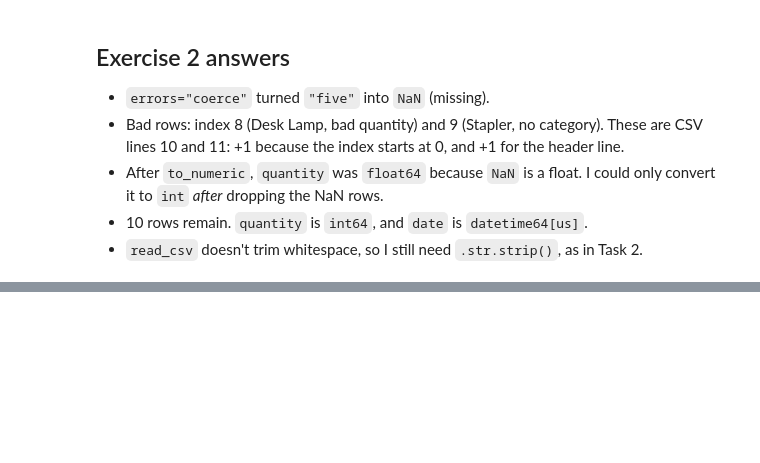
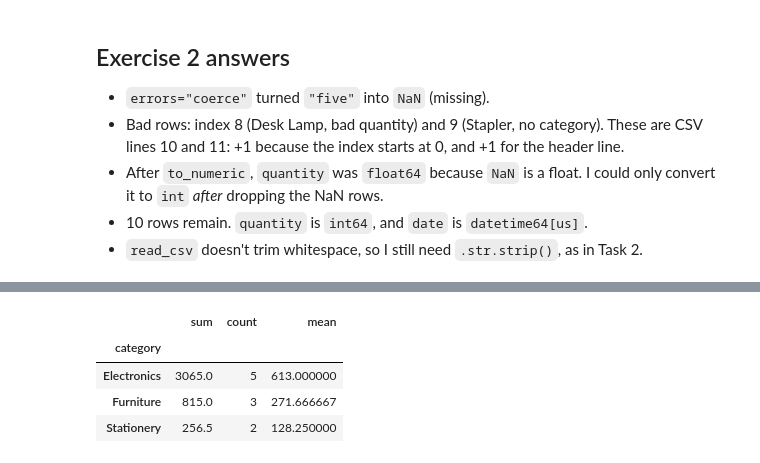
Before and after one commit to adam-c4d/pythonllm-practise, a Jupyter notebook: 02_data/sales_pandas.ipynb, the cells around one changed output, grey strips where cells are left out. Drawn from its saved outputs; the diff is of its cells as text; code cells hidden in the pictures; blank space fills up the shorter version.

```diff
--- a/02_data/sales_pandas.ipynb
+++ b/02_data/sales_pandas.ipynb
@@ -234,0 +292,8 @@ memory usage: 532.0 bytes
+# %%
+df.groupby("category")["total"].agg(["sum", "count", "mean"])
+# %% [output]
+|  | sum | count | mean |
+| category |  |  |  |
+| Electronics | 3065.0 | 5 | 613.000000 |
+| Furniture | 815.0 | 3 | 271.666667 |
+| Stationery | 256.5 | 2 | 128.250000 |
```
Also changed, not shown: parts of 10 cells of this notebook, 1 other file.
